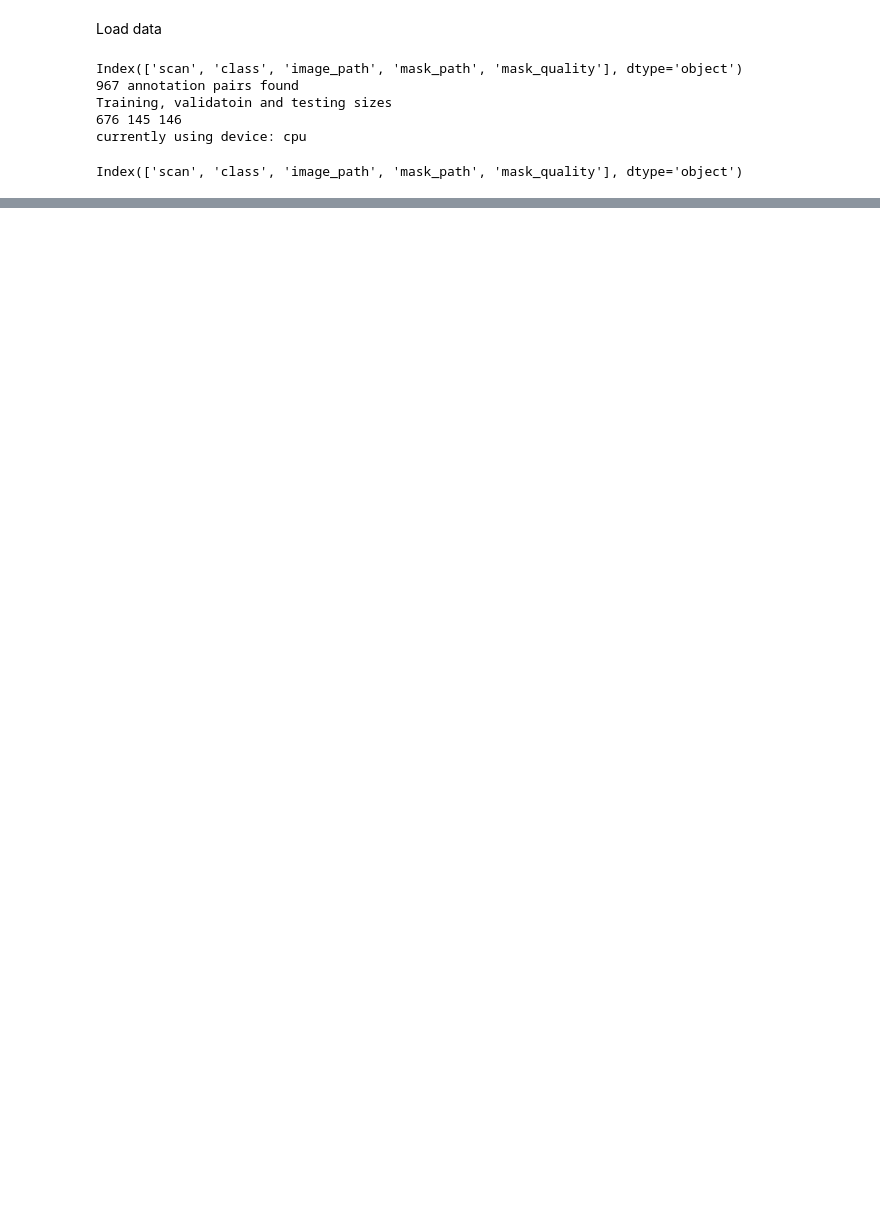
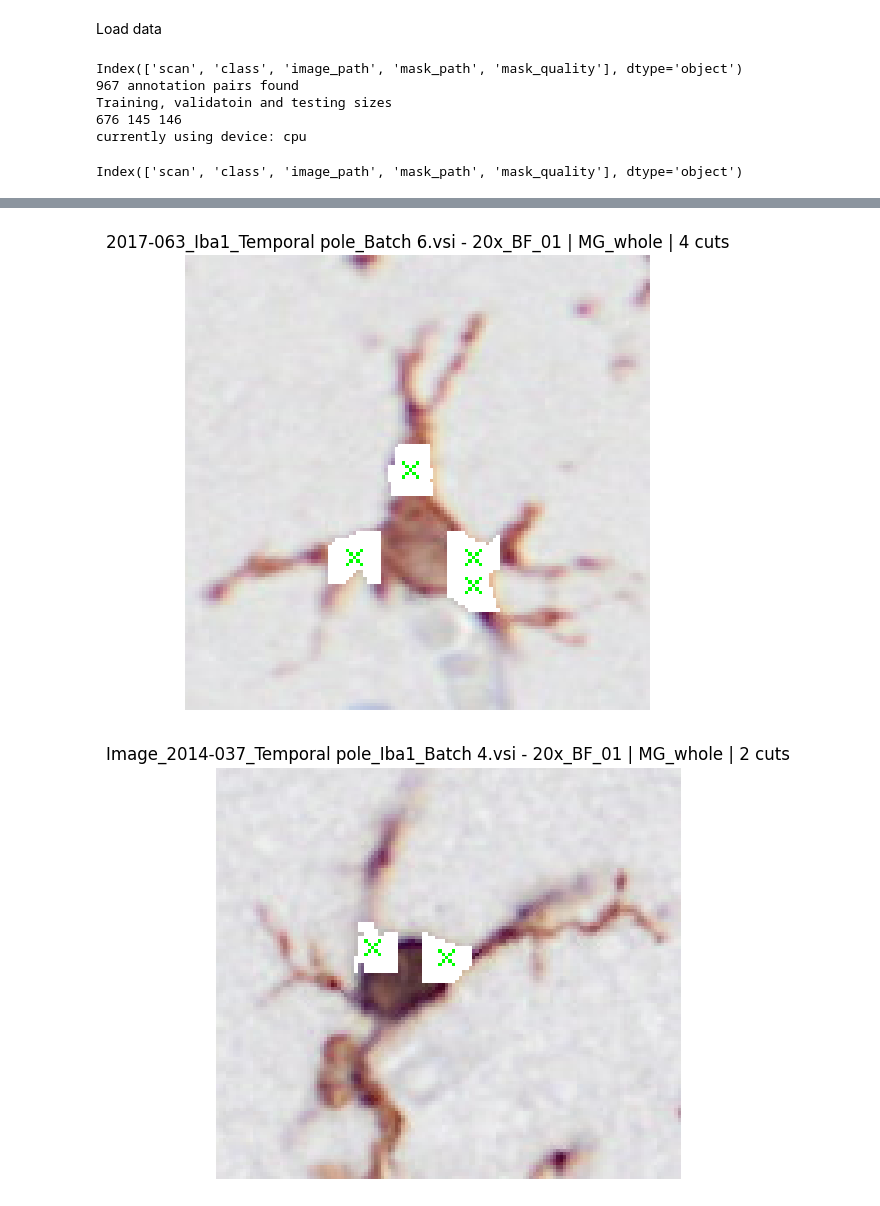
Before and after one commit to cwissyboi/AutomaticMicrogliaMorphologyAnalysis, a Jupyter notebook: initial_pipeline/segmentation/custom_segmentation/random_disconnections.ipynb, the cells around one changed output, grey strips where cells are left out. Saved outputs shown, nothing was run; the diff lists cells and outputs as text; code cells hidden in the pictures; blank space fills up the shorter version.

Commit message:
basic white squares at disconnection points

```diff
--- a/initial_pipeline/segmentation/custom_segmentation/random_disconnections.ipynb
+++ b/initial_pipeline/segmentation/custom_segmentation/random_disconnections.ipynb
@@ -362,0 +606,11 @@ visualize_first_n(train_df, n=20)
+# %%
+visualize_first_n_with_branch_cuts(
+    train_df,
+    n=5,
+    gap_length=100,
+    gap_width=100,
+    show_points=True,
+)
+# %% [output]
+[figure, added]
+[figure, added]
```
Also changed, not shown: parts of 4 cells of this notebook.
